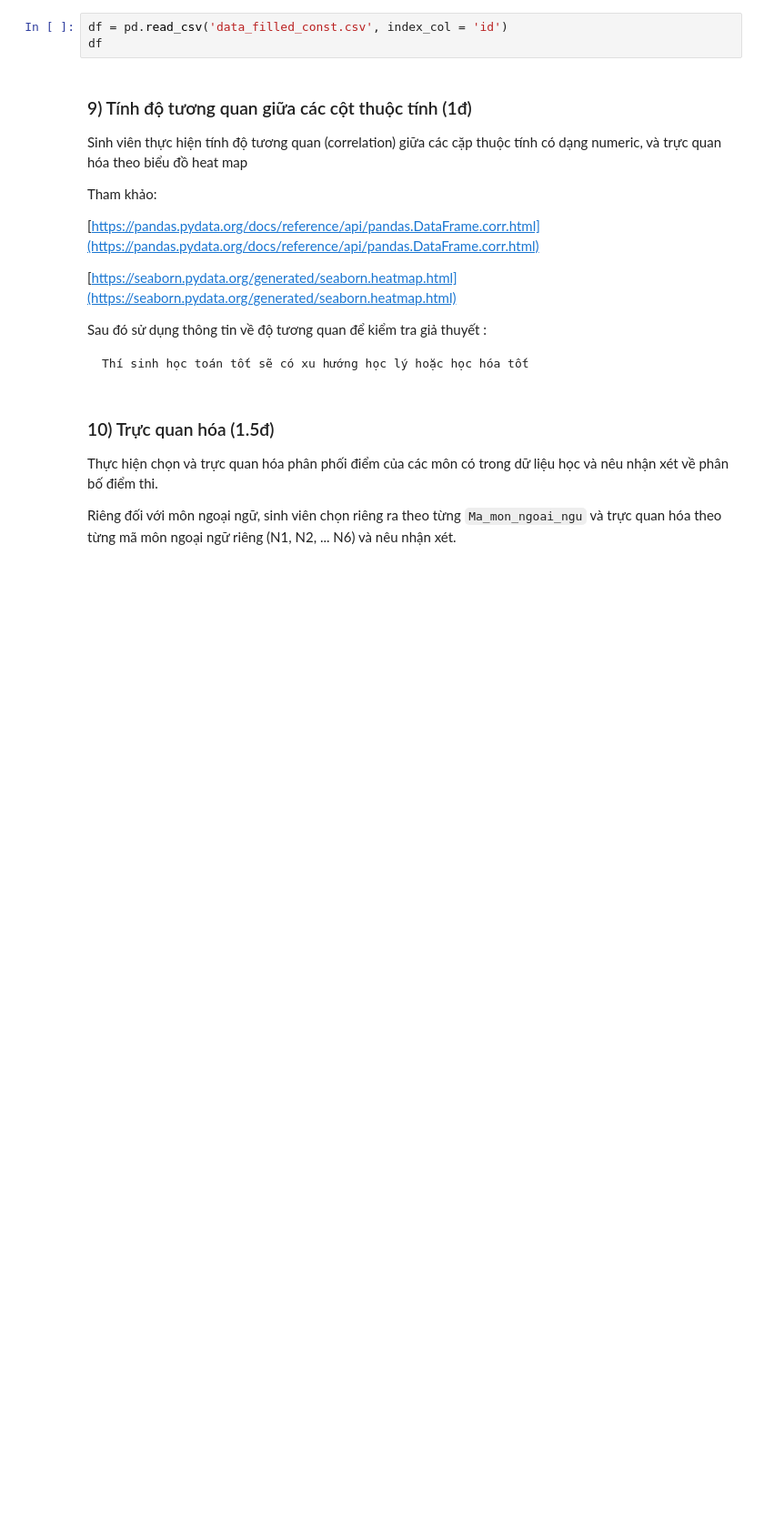
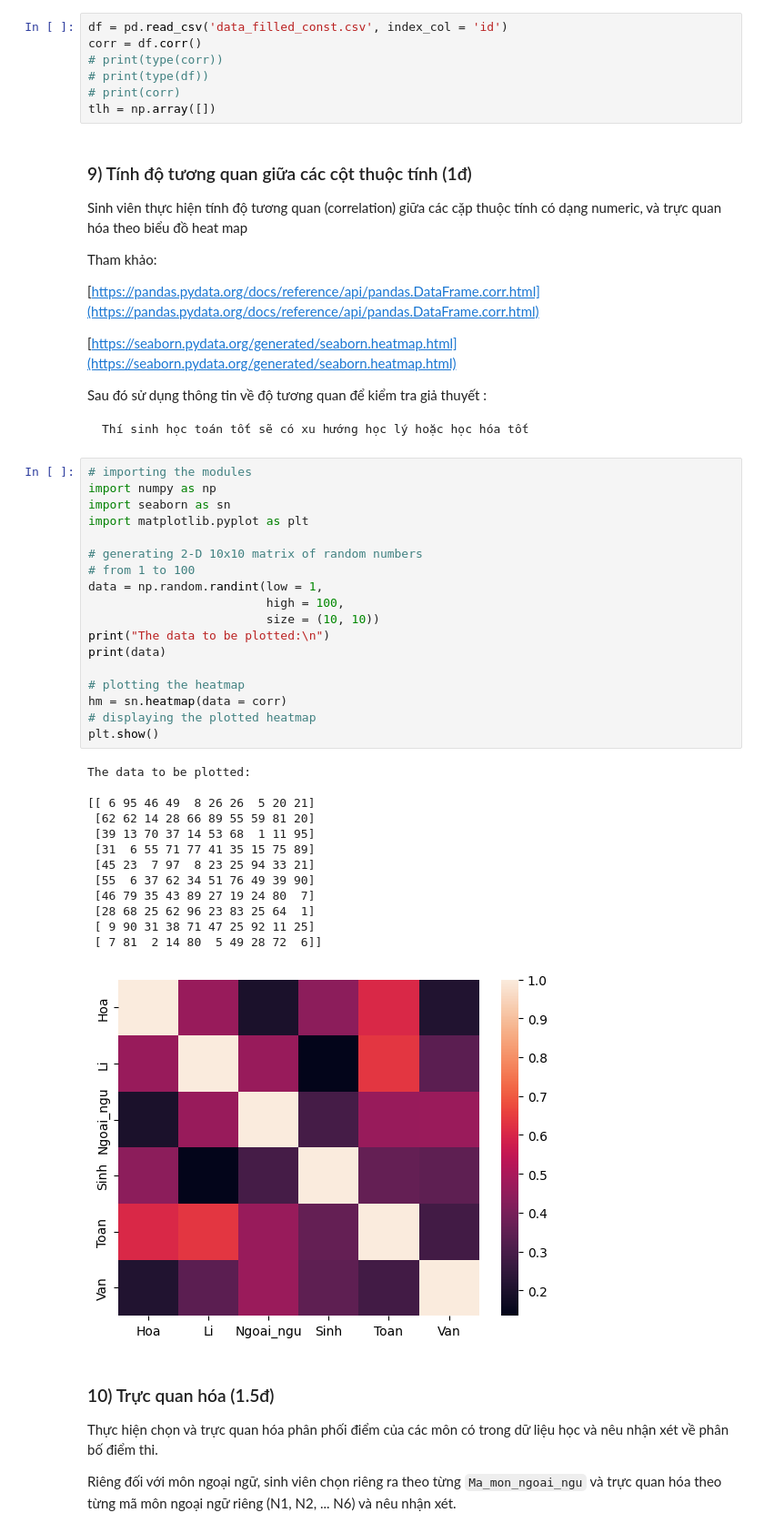
Before and after one commit to ntp-shin/Data-Mining, a Jupyter notebook: Lab01/Lab01.ipynb, the cells around one changed output. Shown: that part at 91% size. Drawn from its saved outputs; the diff is of its cells as text; blank space fills up the shorter version.

```diff
--- a/Lab01/Lab01.ipynb
+++ b/Lab01/Lab01.ipynb
@@ -1046,6 +1047,10 @@ import seaborn as sb
 # %%
 df = pd.read_csv('data_filled_const.csv', index_col = 'id')
-df
+corr = df.corr()
+# print(type(corr))
+# print(type(df))
+# print(corr)
+tlh = np.array([])
 # %% [markdown]
 ### 9) Tính độ tương quan giữa các cột thuộc tính (1đ)
 
@@ -1060,6 +1065,38 @@ Tham khảo:
 Sau đó sử dụng thông tin về độ tương quan để kiểm tra giả thuyết :
 
     Thí sinh học toán tốt sẽ có xu hướng học lý hoặc học hóa tốt
+# %%
+# importing the modules
+import numpy as np
+import seaborn as sn
+import matplotlib.pyplot as plt
+
+# generating 2-D 10x10 matrix of random numbers
+# from 1 to 100
+data = np.random.randint(low = 1,
+                         high = 100,
+                         size = (10, 10))
+print("The data to be plotted:\n")
+print(data)
+
+# plotting the heatmap
+hm = sn.heatmap(data = corr)
+# displaying the plotted heatmap
+plt.show()
+# %% [output]
+The data to be plotted:
+
+[[ 6 95 46 49  8 26 26  5 20 21]
+ [62 62 14 28 66 89 55 59 81 20]
+ [39 13 70 37 14 53 68  1 11 95]
+ [31  6 55 71 77 41 35 15 75 89]
+ [45 23  7 97  8 23 25 94 33 21]
+ [55  6 37 62 34 51 76 49 39 90]
+ [46 79 35 43 89 27 19 24 80  7]
+ [28 68 25 62 96 23 83 25 64  1]
+ [ 9 90 31 38 71 47 25 92 11 25]
+ [ 7 81  2 14 80  5 49 28 72  6]]
+[figure, added]
 # %% [markdown]
 ### 10) Trực quan hóa (1.5đ)
 
```
Also changed, not shown: parts of 1 cell of this notebook.
